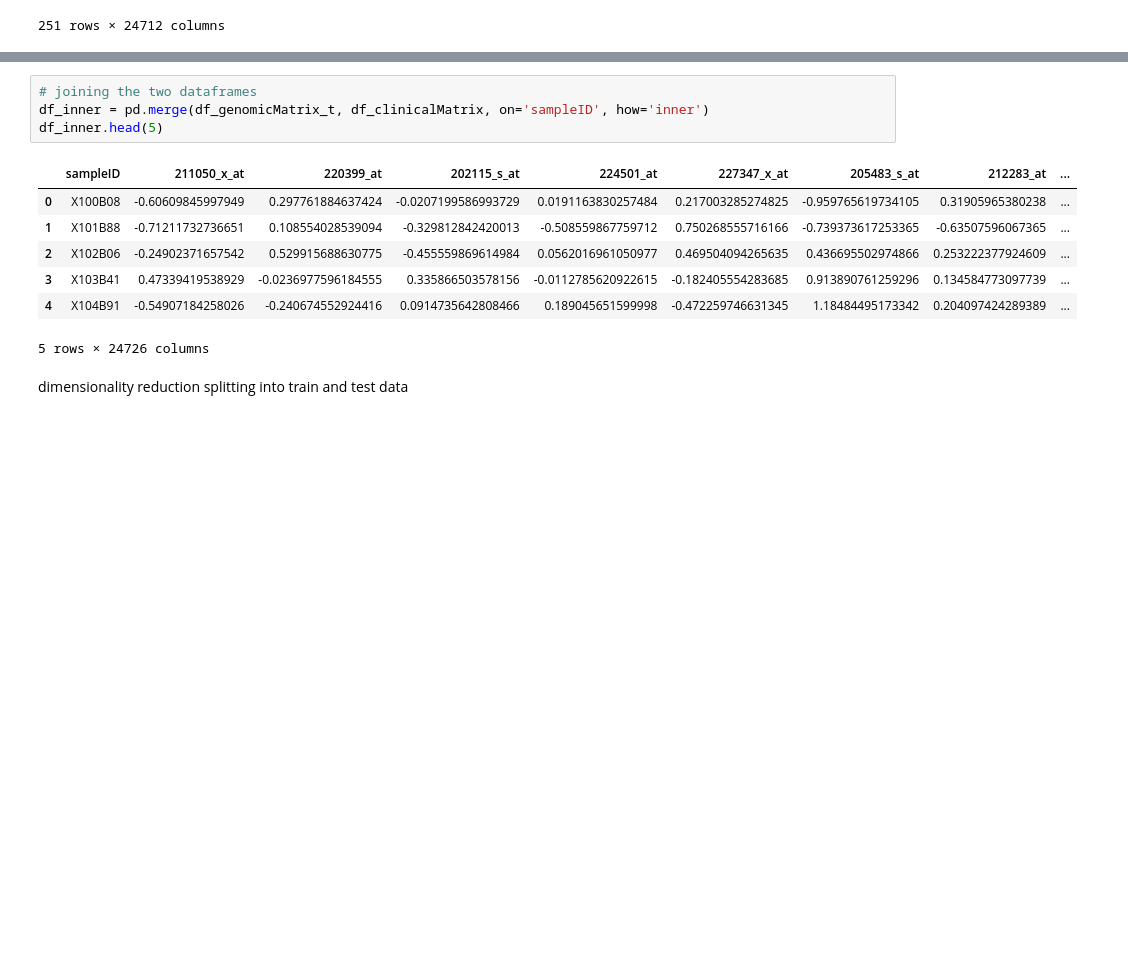
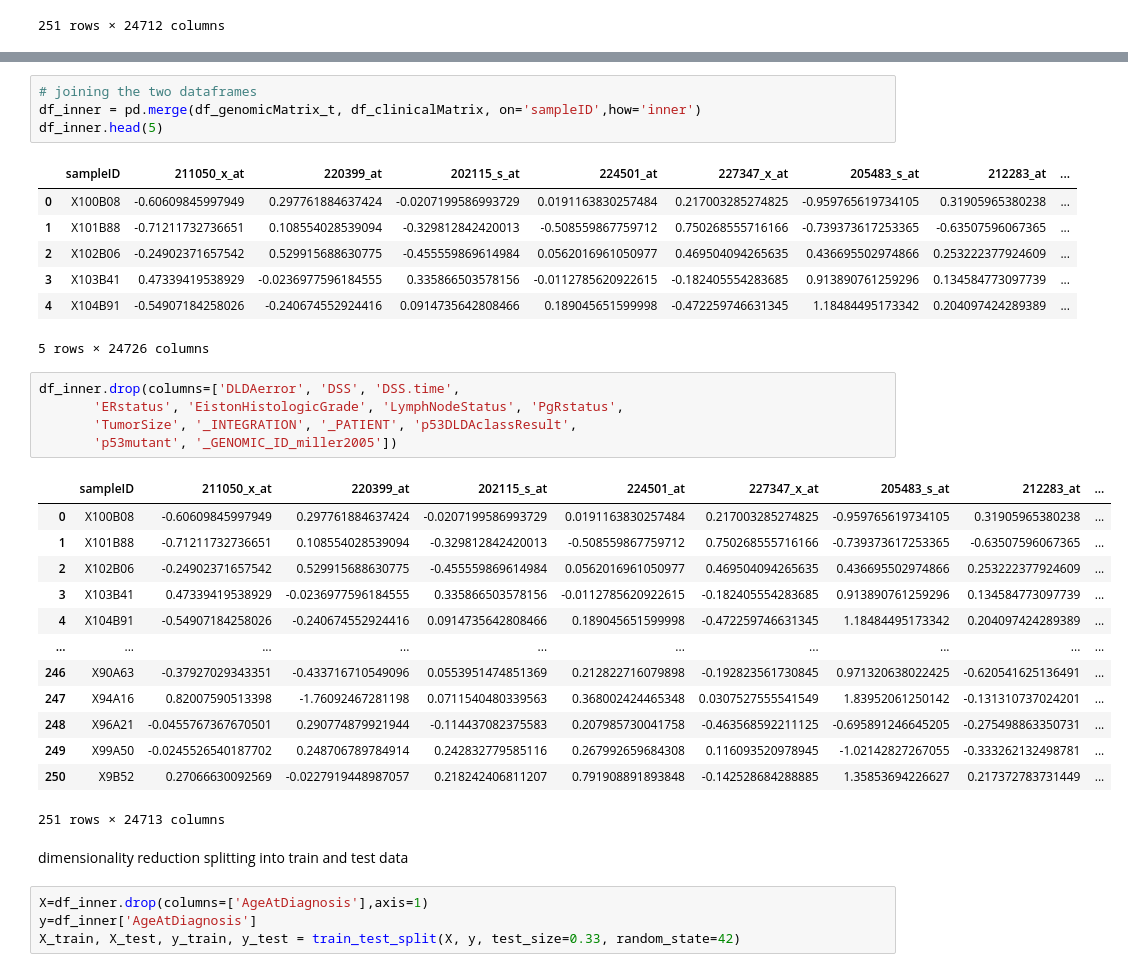
Before and after one commit to varnitarastogi/Gene-Activity-for-Breast-Cancer, a Jupyter notebook: Technical_Task.ipynb, the cells around one changed output, grey strips where cells are left out. Drawn from its saved outputs; the diff is of its cells as text; blank space fills up the shorter version.

```diff
--- a/Technical_Task.ipynb
+++ b/Technical_Task.ipynb
@@ -79,6 +96,6 @@ df_genomicMatrix_t
 # %%
 # joining the two dataframes
-df_inner = pd.merge(df_genomicMatrix_t, df_clinicalMatrix, on='sampleID', how='inner')
+df_inner = pd.merge(df_genomicMatrix_t, df_clinicalMatrix, on='sampleID',how='inner')
 df_inner.head(5)
 # %% [output]
 |  | sampleID | 211050_x_at | 220399_at | 202115_s_at | 224501_at | 227347_x_at | 205483_s_at | 212283_at | ... |
@@ -88,6 +105,29 @@ df_inner.head(5)
 | 3 | X103B41 | 0.47339419538929 | -0.0236977596184555 | 0.335866503578156 | -0.0112785620922615 | -0.182405554283685 | 0.913890761259296 | 0.134584773097739 | ... |
 | 4 | X104B91 | -0.54907184258026 | -0.240674552924416 | 0.0914735642808466 | 0.189045651599998 | -0.472259746631345 | 1.18484495173342 | 0.204097424289389 | ... |
 5 rows × 24726 columns
+# %%
+df_inner.drop(columns=['DLDAerror', 'DSS', 'DSS.time',
+       'ERstatus', 'EistonHistologicGrade', 'LymphNodeStatus', 'PgRstatus',
+       'TumorSize', '_INTEGRATION', '_PATIENT', 'p53DLDAclassResult',
+       'p53mutant', '_GENOMIC_ID_miller2005'])
+# %% [output]
+|  | sampleID | 211050_x_at | 220399_at | 202115_s_at | 224501_at | 227347_x_at | 205483_s_at | 212283_at | ... |
+| 0 | X100B08 | -0.60609845997949 | 0.297761884637424 | -0.0207199586993729 | 0.0191163830257484 | 0.217003285274825 | -0.959765619734105 | 0.31905965380238 | ... |
+| 1 | X101B88 | -0.71211732736651 | 0.108554028539094 | -0.329812842420013 | -0.508559867759712 | 0.750268555716166 | -0.739373617253365 | -0.63507596067365 | ... |
+| 2 | X102B06 | -0.24902371657542 | 0.529915688630775 | -0.455559869614984 | 0.0562016961050977 | 0.469504094265635 | 0.436695502974866 | 0.253222377924609 | ... |
+| 3 | X103B41 | 0.47339419538929 | -0.0236977596184555 | 0.335866503578156 | -0.0112785620922615 | -0.182405554283685 | 0.913890761259296 | 0.134584773097739 | ... |
+| 4 | X104B91 | -0.54907184258026 | -0.240674552924416 | 0.0914735642808466 | 0.189045651599998 | -0.472259746631345 | 1.18484495173342 | 0.204097424289389 | ... |
+| ... | ... | ... | ... | ... | ... | ... | ... | ... | ... |
+| 246 | X90A63 | -0.37927029343351 | -0.433716710549096 | 0.0553951474851369 | 0.212822716079898 | -0.192823561730845 | 0.971320638022425 | -0.620541625136491 | ... |
+| 247 | X94A16 | 0.82007590513398 | -1.76092467281198 | 0.0711540480339563 | 0.368002424465348 | 0.0307527555541549 | 1.83952061250142 | -0.131310737024201 | ... |
+| 248 | X96A21 | -0.0455767367670501 | 0.290774879921944 | -0.114437082375583 | 0.207985730041758 | -0.463568592211125 | -0.695891246645205 | -0.275498863350731 | ... |
+| 249 | X99A50 | -0.0245526540187702 | 0.248706789784914 | 0.242832779585116 | 0.267992659684308 | 0.116093520978945 | -1.02142827267055 | -0.333262132498781 | ... |
+| 250 | X9B52 | 0.27066630092569 | -0.0227919448987057 | 0.218242406811207 | 0.791908891893848 | -0.142528684288885 | 1.35853694226627 | 0.217372783731449 | ... |
+251 rows × 24713 columns
 # %% [markdown]
 dimensionality reduction
 splitting into train and test data
+# %%
+X=df_inner.drop(columns=['AgeAtDiagnosis'],axis=1)
+y=df_inner['AgeAtDiagnosis']
+X_train, X_test, y_train, y_test = train_test_split(X, y, test_size=0.33, random_state=42)
```
Also changed, not shown: parts of 2 cells of this notebook.
